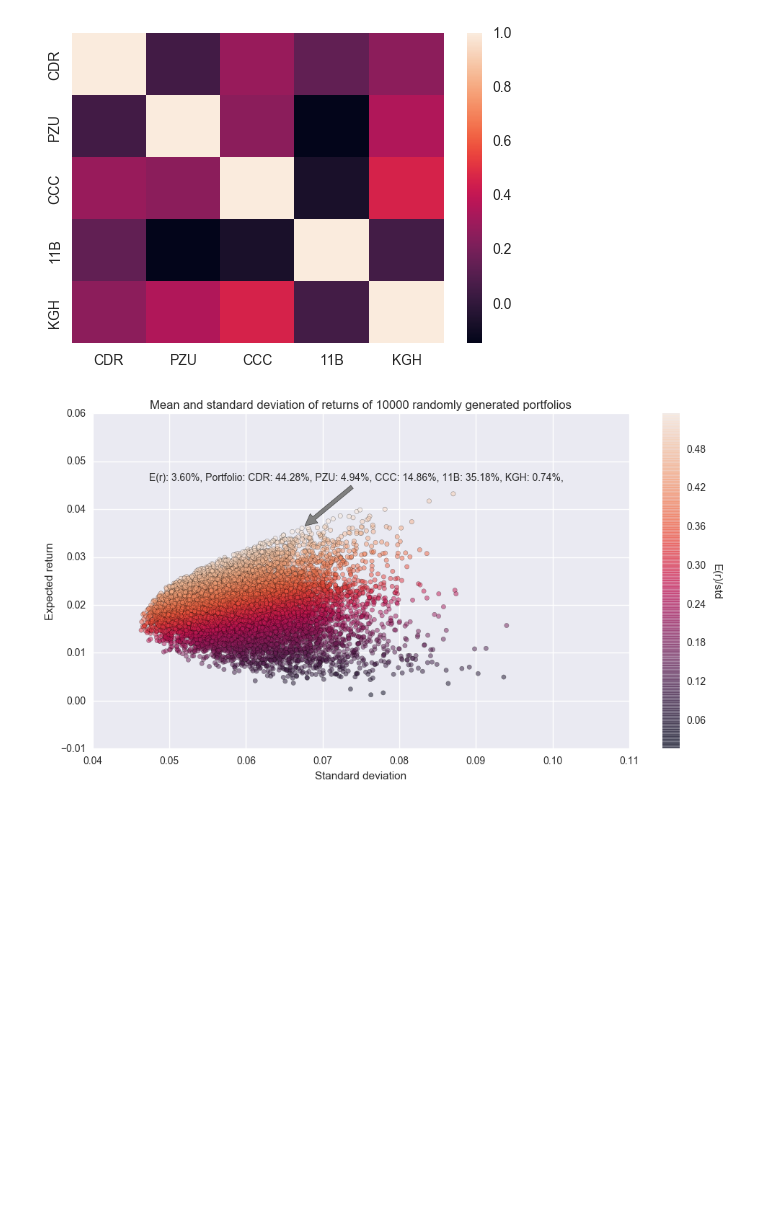
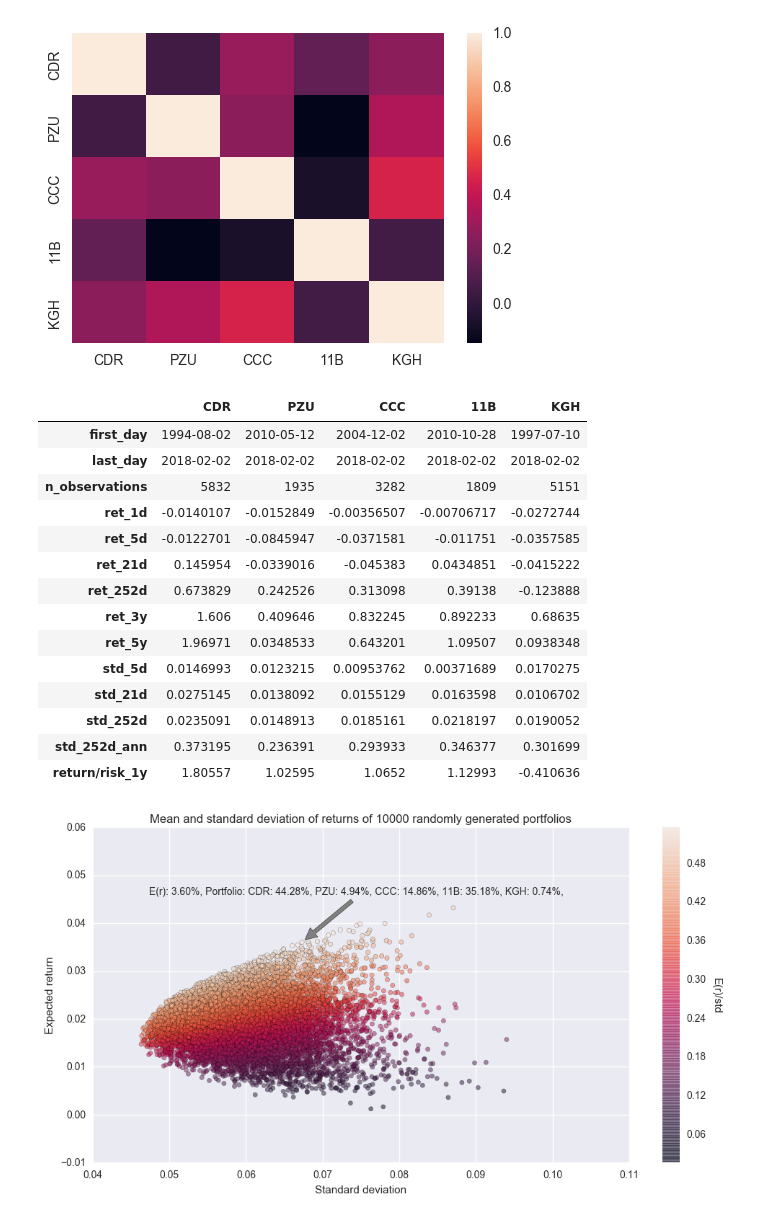
Before and after one commit to dan-was/Portfolio_Management, a Jupyter notebook: Tools presentation.ipynb, the cells around one changed output. Saved outputs shown, nothing was run; the diff lists cells and outputs as text; code cells hidden in the pictures; blank space fills up the shorter version.

```diff
--- a/Tools presentation.ipynb
+++ b/Tools presentation.ipynb
@@ -38,6 +38,24 @@ portfolio.correlation(plot=True)
 | 11B | 0.142575 | -0.145570 | -0.067667 | 1.000000 | 0.059017 |
 | KGH | 0.261437 | 0.352951 | 0.459128 | 0.059017 | 1.000000 |
 [figure]
+# %%
+portfolio.summary()
+# %% [output]
+|  | CDR | PZU | CCC | 11B | KGH |
+| first_day | 1994-08-02 | 2010-05-12 | 2004-12-02 | 2010-10-28 | 1997-07-10 |
+| last_day | 2018-02-02 | 2018-02-02 | 2018-02-02 | 2018-02-02 | 2018-02-02 |
+| n_observations | 5832 | 1935 | 3282 | 1809 | 5151 |
+| ret_1d | -0.0140107 | -0.0152849 | -0.00356507 | -0.00706717 | -0.0272744 |
+| ret_5d | -0.0122701 | -0.0845947 | -0.0371581 | -0.011751 | -0.0357585 |
+| ret_21d | 0.145954 | -0.0339016 | -0.045383 | 0.0434851 | -0.0415222 |
+| ret_252d | 0.673829 | 0.242526 | 0.313098 | 0.39138 | -0.123888 |
+| ret_3y | 1.606 | 0.409646 | 0.832245 | 0.892233 | 0.68635 |
+| ret_5y | 1.96971 | 0.0348533 | 0.643201 | 1.09507 | 0.0938348 |
+| std_5d | 0.0146993 | 0.0123215 | 0.00953762 | 0.00371689 | 0.0170275 |
+| std_21d | 0.0275145 | 0.0138092 | 0.0155129 | 0.0163598 | 0.0106702 |
+| std_252d | 0.0235091 | 0.0148913 | 0.0185161 | 0.0218197 | 0.0190052 |
+| std_252d_ann | 0.373195 | 0.236391 | 0.293933 | 0.346377 | 0.301699 |
+| return/risk_1y | 1.80557 | 1.02595 | 1.0652 | 1.12993 | -0.410636 |
 # %%
 portfolio.generate_rand_portfolios(n_portfolios=10000, months_of_data=36,only_plot=True)
 # %% [output]
```
Also changed, not shown: 3 other files.
